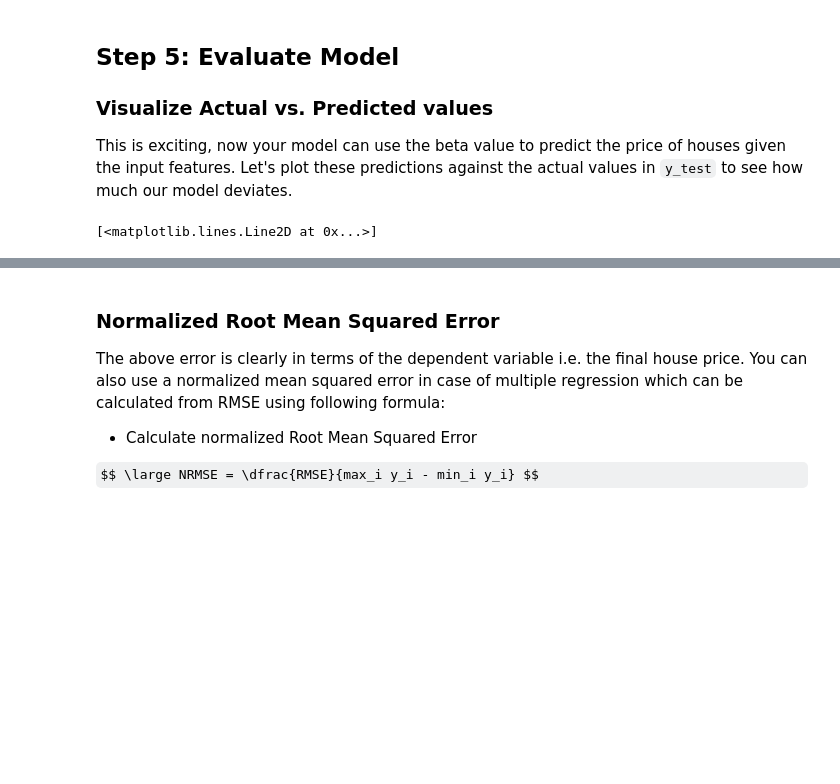
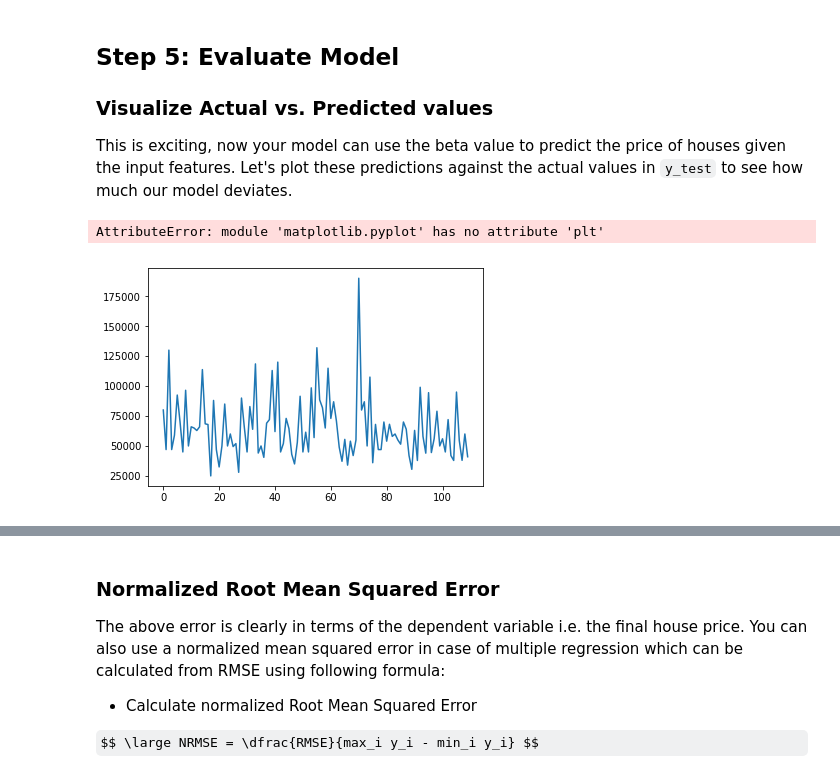
Before and after one commit to asafi1997/dsc-linalg-regression-lab-nyc-ds-060319, a Jupyter notebook: index.ipynb, the cells around one changed output, grey strips where cells are left out. Saved outputs shown, nothing was run; the diff lists cells and outputs as text; code cells hidden in the pictures; some formulas as TeX source; blank space fills up the shorter version.

```diff
--- a/index.ipynb
+++ b/index.ipynb
@@ -241,9 +241,10 @@ This is exciting, now your model can use the beta value to predict the price of
 # %%
 import matplotlib.pyplot as plt
 plt.plot(y_test)
-plt.plt()
+plt.pl0t(predictions)
 # %% [output]
-[<matplotlib.lines.Line2D at 0x...>]
+AttributeError: module 'matplotlib.pyplot' has no attribute 'plt'
+[figure, added]
 # %%
 # Plot predicted and actual values as line plots
 # %% [markdown]
```
